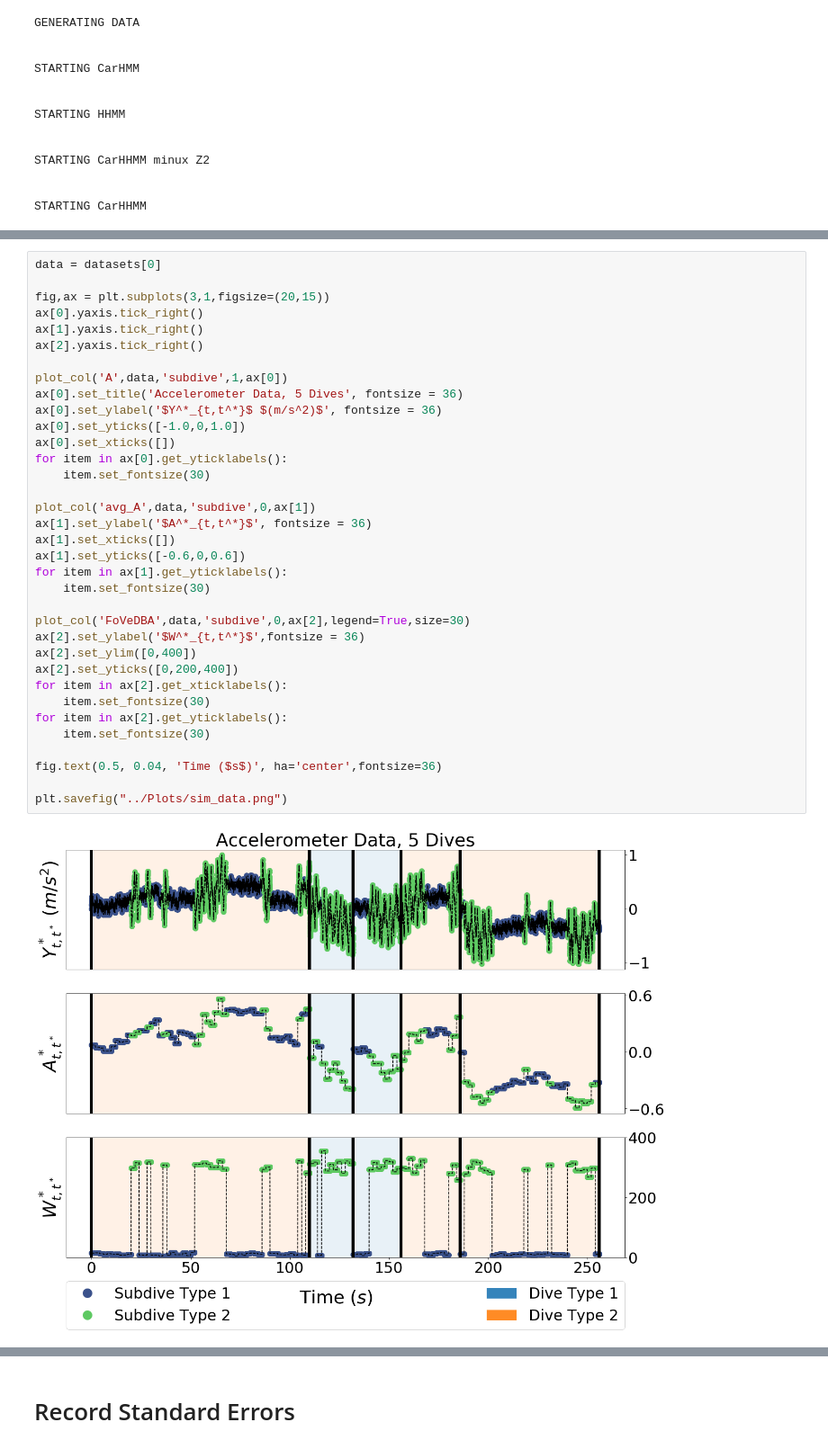
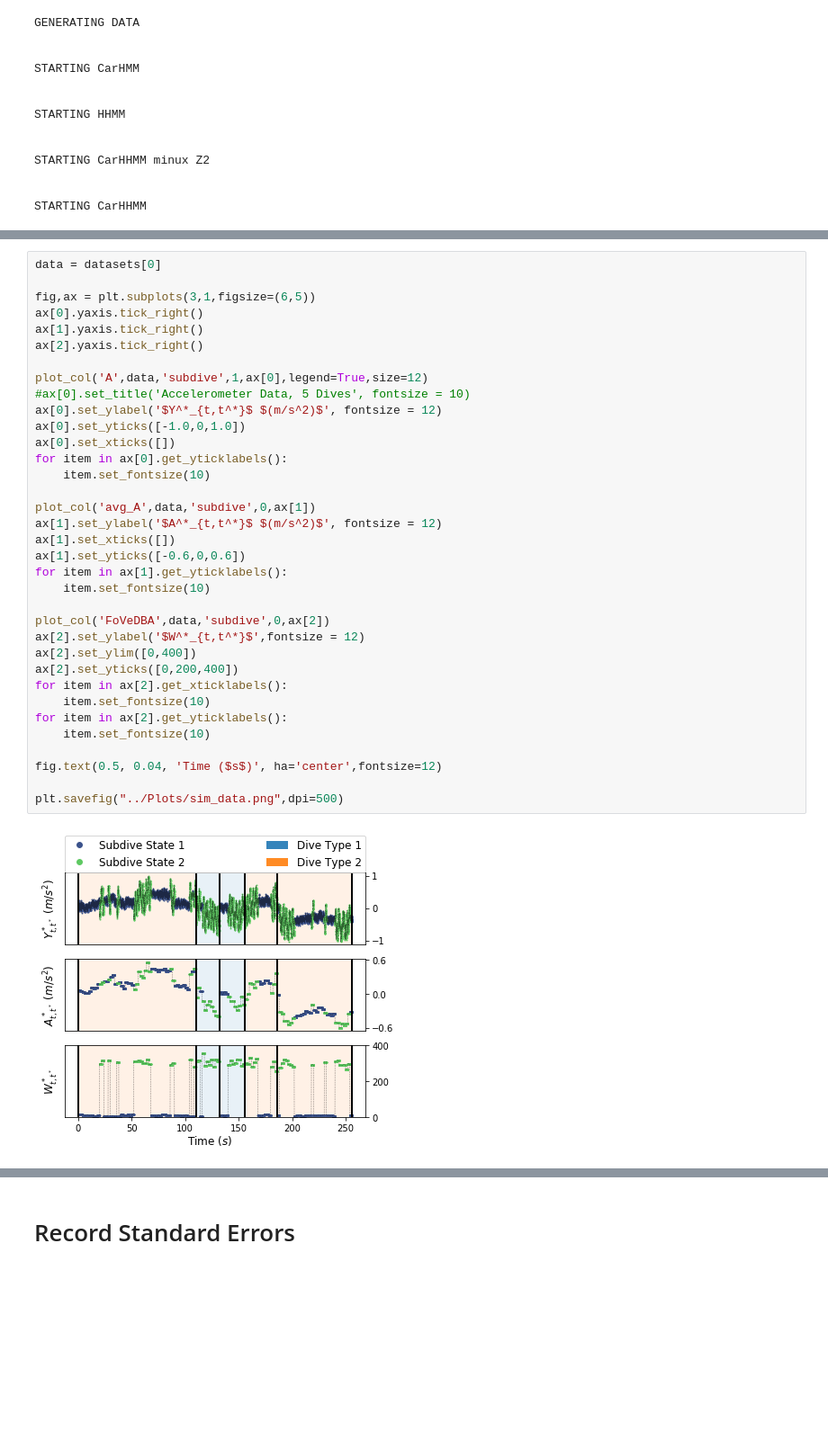
Before and after one commit to evsi8432/CarHHMM, a Jupyter notebook: Code/Simulation Study.ipynb, the cells around one changed output, grey strips where cells are left out. Shown: that part at 90% size. Cells and saved outputs as stored; diff of their text form; blank space fills up the shorter version.

```diff
--- a/Code/Simulation Study.ipynb
+++ b/Code/Simulation Study.ipynb
@@ -644,38 +640,38 @@ def plot_col(col,data,color,level,ax,legend=False,size=16):
 # %%
 data = datasets[0]
 
-fig,ax = plt.subplots(3,1,figsize=(20,15))
+fig,ax = plt.subplots(3,1,figsize=(6,5))
 ax[0].yaxis.tick_right()
 ax[1].yaxis.tick_right()
 ax[2].yaxis.tick_right()
 
-plot_col('A',data,'subdive',1,ax[0])
-ax[0].set_title('Accelerometer Data, 5 Dives', fontsize = 36)
-ax[0].set_ylabel('$Y^*_{t,t^*}$ $(m/s^2)$', fontsize = 36)
+plot_col('A',data,'subdive',1,ax[0],legend=True,size=12)
+#ax[0].set_title('Accelerometer Data, 5 Dives', fontsize = 10)
+ax[0].set_ylabel('$Y^*_{t,t^*}$ $(m/s^2)$', fontsize = 12)
 ax[0].set_yticks([-1.0,0,1.0])
 ax[0].set_xticks([])
 for item in ax[0].get_yticklabels():
-    item.set_fontsize(30)
+    item.set_fontsize(10)
 
 plot_col('avg_A',data,'subdive',0,ax[1])
-ax[1].set_ylabel('$A^*_{t,t^*}$', fontsize = 36)
+ax[1].set_ylabel('$A^*_{t,t^*}$ $(m/s^2)$', fontsize = 12)
 ax[1].set_xticks([])
 ax[1].set_yticks([-0.6,0,0.6])
 for item in ax[1].get_yticklabels():
-    item.set_fontsize(30)
+    item.set_fontsize(10)
 
-plot_col('FoVeDBA',data,'subdive',0,ax[2],legend=True,size=30)
-ax[2].set_ylabel('$W^*_{t,t^*}$',fontsize = 36)
+plot_col('FoVeDBA',data,'subdive',0,ax[2])
+ax[2].set_ylabel('$W^*_{t,t^*}$',fontsize = 12)
 ax[2].set_ylim([0,400])
 ax[2].set_yticks([0,200,400])
 for item in ax[2].get_xticklabels():
-    item.set_fontsize(30)
+    item.set_fontsize(10)
 for item in ax[2].get_yticklabels():
-    item.set_fontsize(30)
+    item.set_fontsize(10)
 
-fig.text(0.5, 0.04, 'Time ($s$)', ha='center',fontsize=36)
+fig.text(0.5, 0.04, 'Time ($s$)', ha='center',fontsize=12)
 
-plt.savefig("../Plots/sim_data.png")
+plt.savefig("../Plots/sim_data.png",dpi=500)
 # %% [output]
-[figure, old version]
+[figure, new version]
 # %%
```
Also changed, not shown: parts of 4 cells of this notebook, 30 other files.
